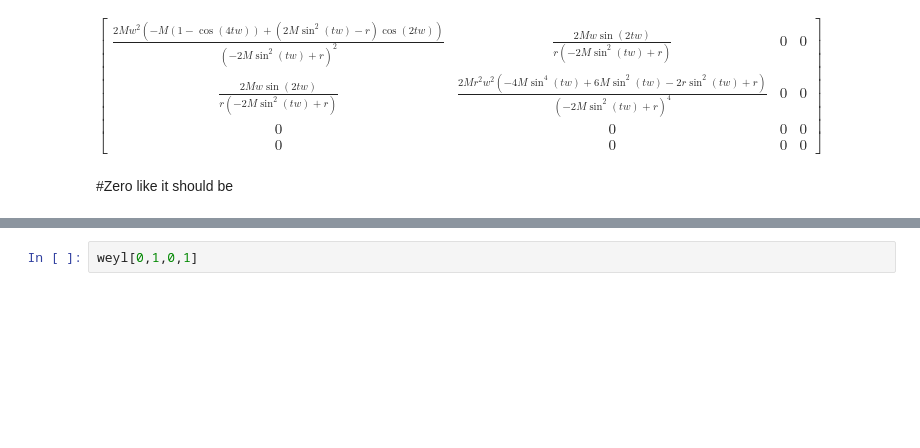
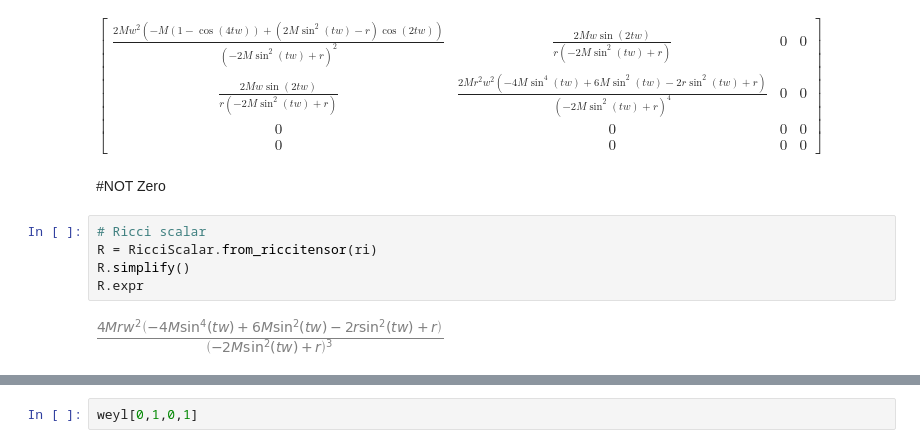
Before and after one commit to tomandersen/jupyter, a Jupyter notebook: Schwarschild -Time Vary.ipynb, the cells around one changed output, grey strips where cells are left out. Cells and saved outputs as stored; diff of their text form; blank space fills up the shorter version.

```diff
--- a/Schwarschild -Time Vary.ipynb
+++ b/Schwarschild -Time Vary.ipynb
@@ -49,8 +49,15 @@ ri.tensor()
 #components explanation EG https://physics.stackexchange.com/questions/366560/stress-energy-tensor-components-spherical-coordinates
 # %% [output]
 $\displaystyle \left[\begin{matrix}\frac{2 M w^{2} \left(- M \left(1 - \cos{\left(4 t w \right)}\right) + \left(2 M \sin^{2}{\left(t w \right)} - r\right) \cos{\left(2 t w \right)}\right)}{\left(- 2 M \sin^{2}{\left(t w \right)} + r\right)^{2}} & \frac{2 M w \sin{\left(2 t w \right)}}{r \left(- 2 M \sin^{2}{\left(t w \right)} + r\right)} & 0 & 0\\\frac{2 M w \sin{\left(2 t w \right)}}{r \left(- 2 M \sin^{2}{\left(t w \right)} + r\right)} & \frac{2 M r^{2} w^{2} \left(- 4 M \sin^{4}{\left(t w \right)} + 6 M \sin^{2}{\left(t w \right)} - 2 r \sin^{2}{\left(t w \right)} + r\right)}{\left(- 2 M \sin^{2}{\left(t w \right)} + r\right)^{4}} & 0 & 0\\0 & 0 & 0 & 0\\0 & 0 & 0 & 0\end{matrix}\right]$
-# %% [markdown]
-#Zero like it should be
+# %% [markdown]
+#NOT Zero
+# %%
+# Ricci scalar
+R = RicciScalar.from_riccitensor(ri)
+R.simplify()
+R.expr
+# %% [output]
+[figure, added]
 # %%
 # what is the Weyl tensor?
 weyl = WeylTensor.from_metric(sch)
```
Also changed, not shown: parts of 3 cells of this notebook, 5 other files.
